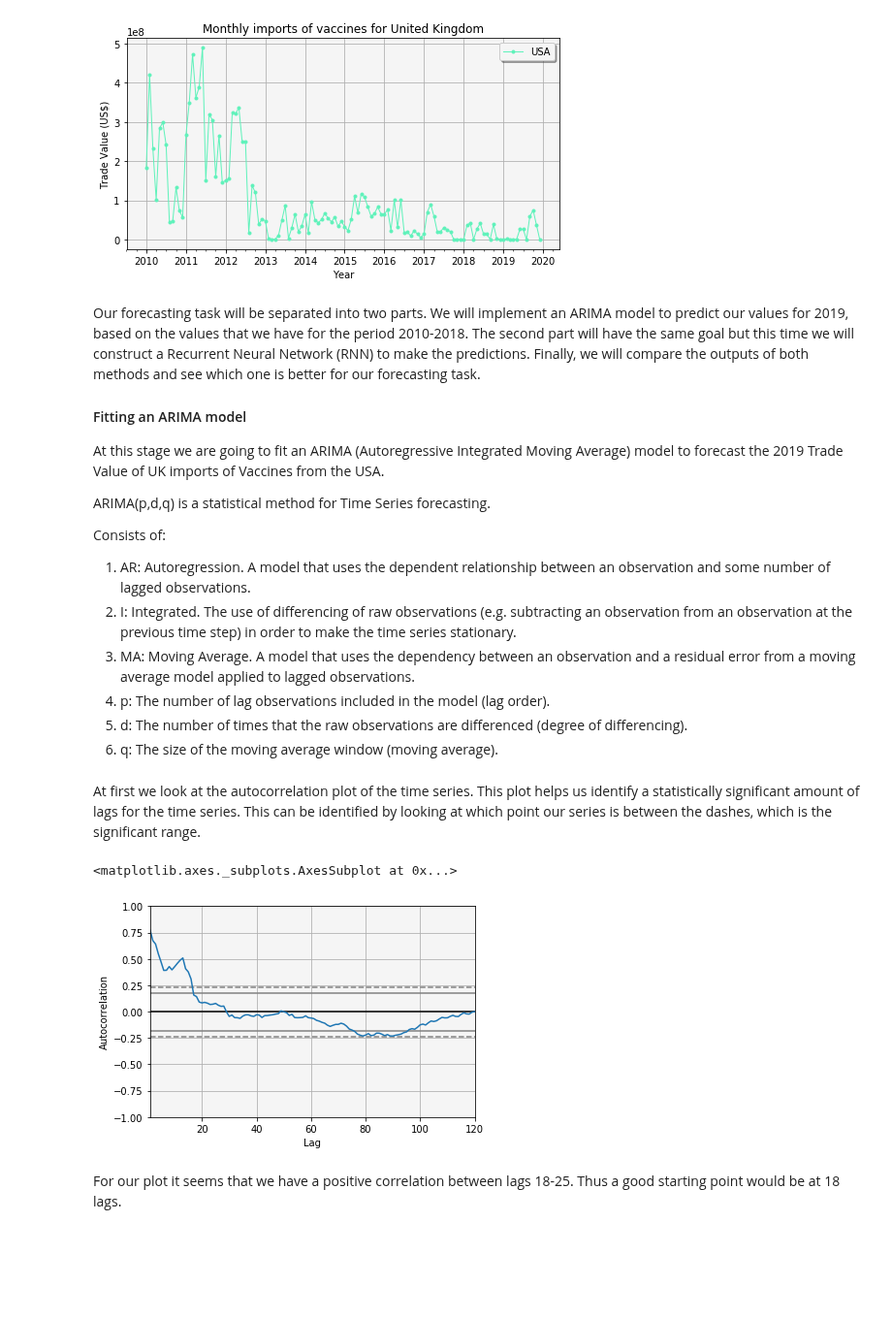
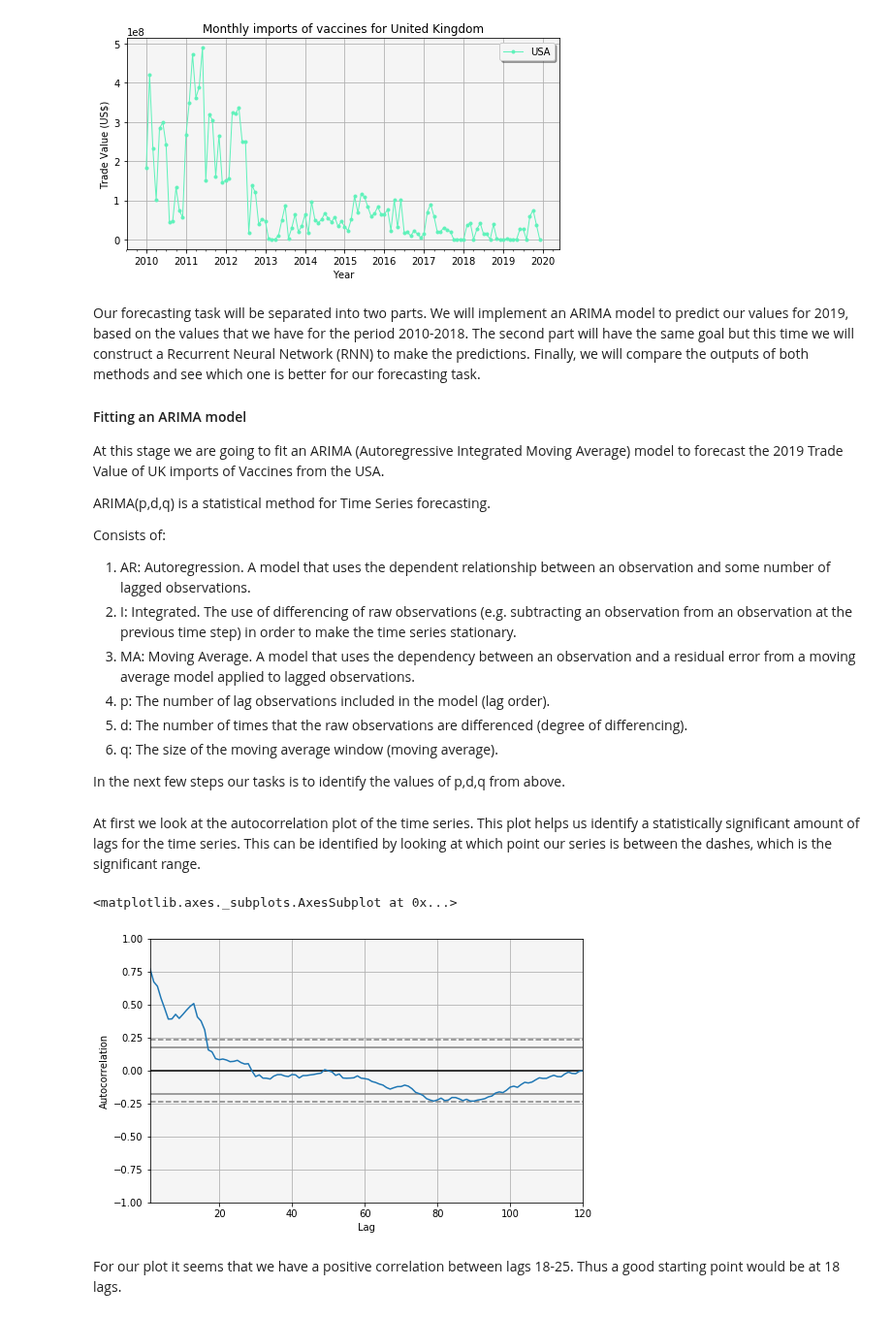
Before and after one commit to gpsyrou/Vaccines_Trade_Network, a Jupyter notebook: Jupyter_Notebooks/Vaccines_Network_JN.ipynb, the cells around one changed output. Shown at 97% size. Cells and saved outputs as stored; diff of their text form; code cells hidden in the pictures; blank space fills up the shorter version.

```diff
--- a/Jupyter_Notebooks/Vaccines_Network_JN.ipynb
+++ b/Jupyter_Notebooks/Vaccines_Network_JN.ipynb
@@ -356,11 +356,13 @@ ARIMA(p,d,q)  is a statistical method for Time Series forecasting.
 Consists of:
 
  1.   AR: Autoregression. A model that uses the dependent relationship between an observation and some number of lagged observations.
- 2.  I: Integrated. The use of differencing of raw observations (e.g. subtracting an observation from an observation at the previous time step) in order to make the time series stationary.
+ 2.   I: Integrated. The use of differencing of raw observations (e.g. subtracting an observation from an observation at the previous time step) in order to make the time series stationary.
  3.   MA: Moving Average. A model that uses the dependency between an observation and a residual error from a moving average model applied to lagged observations.
  4.   p: The number of lag observations included in the model (lag order).
- 5.  d: The number of times that the raw observations are differenced (degree of differencing).
- 6. q: The size of the moving average window (moving average).
+ 5.   d: The number of times that the raw observations are differenced (degree of differencing).
+ 6.   q: The size of the moving average window (moving average).
+
+In the next few steps our tasks is to identify the values of p,d,q from above.
 # %%
 from pandas.tools.plotting import autocorrelation_plot, lag_plot
 from statsmodels.tsa.stattools import acf, pacf, adfuller
@@ -370,10 +372,11 @@ from statsmodels.tsa.arima_model import ARIMA
 At first we look at the autocorrelation plot of the time series. This plot helps us identify a statistically significant amount of lags for the time series. This can be identified by looking at which point our series is between
 the dashes, which is the significant range.
 # %%
+plt.figure(figsize = (8,5))
 autocorrelation_plot(united_kingdom_ts['Trade Value (US$)'])
 # %% [output]
 <matplotlib.axes._subplots.AxesSubplot at 0x...>
-[figure, old version]
+[figure, new version]
 # %% [markdown]
 For our plot it seems that we have a positive correlation between lags 18-25.
 Thus a good starting point would be at 18 lags.
```
Also changed, not shown: parts of 4 cells of this notebook, 2 other files.
